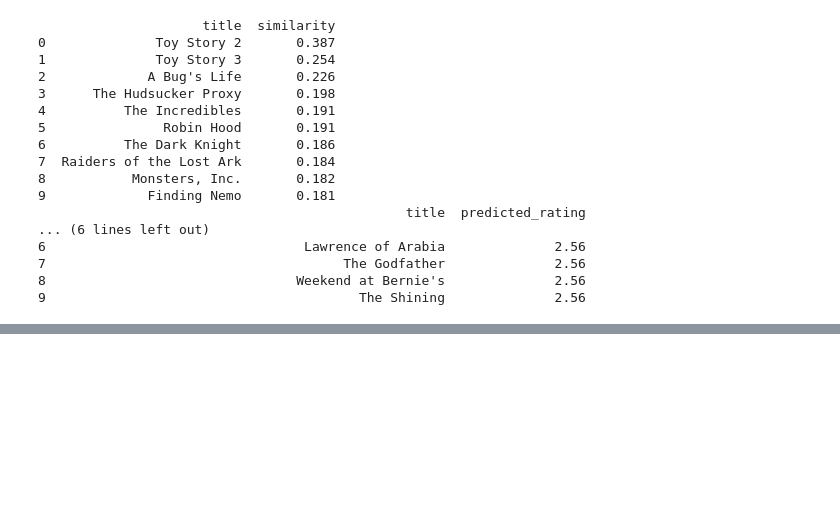
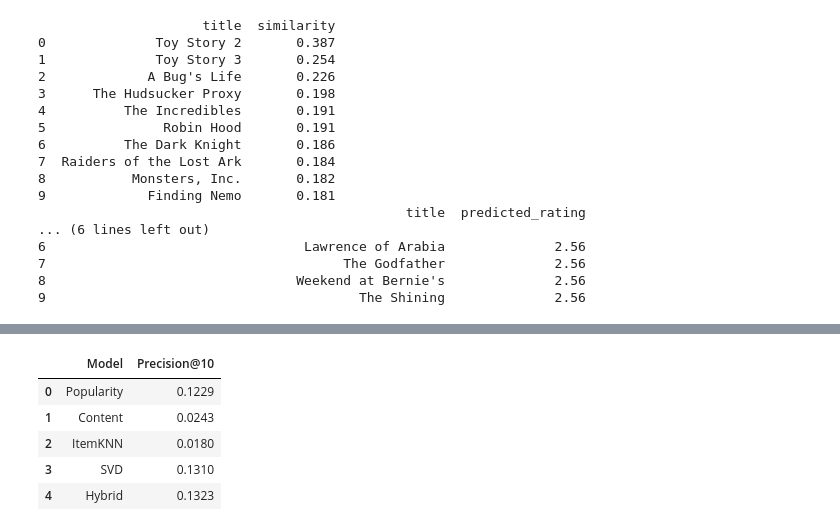
Before and after one commit to Vuyo127/Movie-Recommendation-System, a Jupyter notebook: Movie_Recommendation_Data_Cleaning.ipynb, the cells around one changed output, grey strips where cells are left out. Cells and saved outputs as stored; diff of their text form; code cells hidden in the pictures; blank space fills up the shorter version.

```diff
--- a/Movie_Recommendation_Data_Cleaning.ipynb
+++ b/Movie_Recommendation_Data_Cleaning.ipynb
@@ -1068,0 +1211,26 @@ print(recommend_svd(user_ids[0]))
+# %%
+# Measure how many of the top-10 recommendations actually appear in the user’s held-out test ratings.
+good = test[test["rating"] >= LIKE]
+relevant = good.groupby("u")["m"].apply(set).to_dict()   # answer key from test set
+
+def precision_at_k(recs_matrix, k=10):
+    hits, total = 0, 0
+    for u, rel in relevant.items():
+        if not rel:
+            continue
+        hits += len(set(recs_matrix[u, :k]) & rel)
+        total += k
+    return hits / total if total else np.nan
+
+evaluation_df = pd.DataFrame([
+    {"Model": name, "Precision@10": round(precision_at_k(R), 4)}
+    for name, R in recs.items()
+])
+evaluation_df
+# %% [output]
+|  | Model | Precision@10 |
+| 0 | Popularity | 0.1229 |
+| 1 | Content | 0.0243 |
+| 2 | ItemKNN | 0.0180 |
+| 3 | SVD | 0.1310 |
+| 4 | Hybrid | 0.1323 |
```
Also changed, not shown: parts of 18 cells of this notebook.
